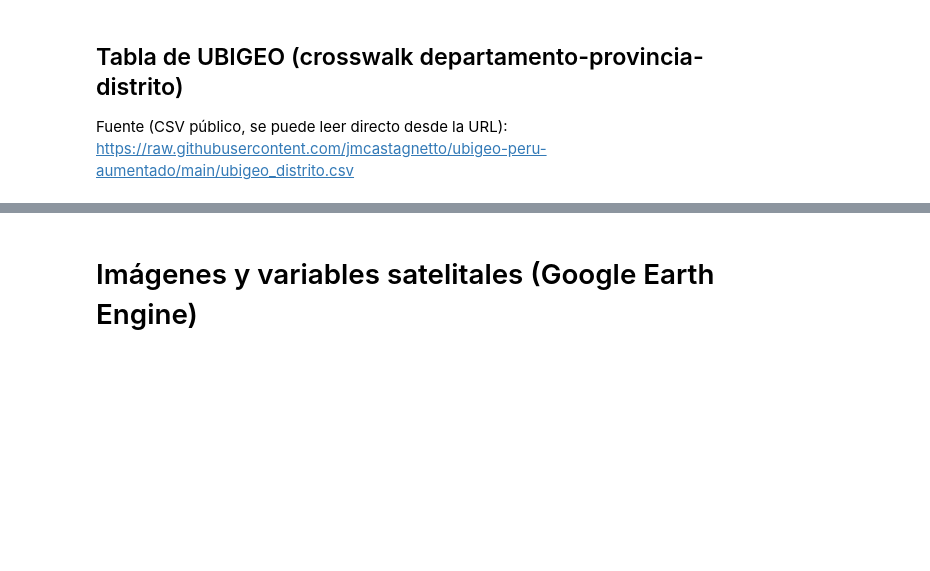
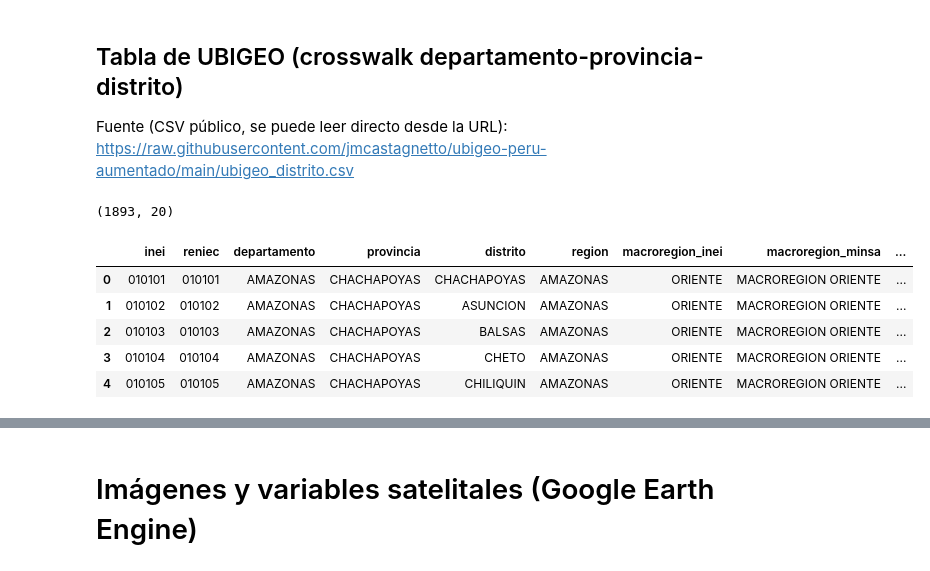
Before and after one commit to isdextre/causal-anemia-model, a Jupyter notebook: notebooks/00_join_ubigeo.ipynb, the cells around one changed output, grey strips where cells are left out. Cells and saved outputs as stored; diff of their text form; code cells hidden in the pictures; blank space fills up the shorter version.

```diff
--- a/notebooks/00_join_ubigeo.ipynb
+++ b/notebooks/00_join_ubigeo.ipynb
@@ -33,6 +41,15 @@ https://raw.githubusercontent.com/jmcastagnetto/ubigeo-peru-aumentado/main/ubige
 # %%
 url_ubigeo = "https://raw.githubusercontent.com/jmcastagnetto/ubigeo-peru-aumentado/main/ubigeo_distrito.csv"
 
-ubigeo = pd.read_csv(url_ubigeo)
+ubigeo = pd.read_csv(url_ubigeo, dtype={"inei": str, "reniec": str})
+
 print(ubigeo.shape)
 ubigeo.head()
+# %% [output]
+(1893, 20)
+|  | inei | reniec | departamento | provincia | distrito | region | macroregion_inei | macroregion_minsa | ... |
+| 0 | 010101 | 010101 | AMAZONAS | CHACHAPOYAS | CHACHAPOYAS | AMAZONAS | ORIENTE | MACROREGION ORIENTE | ... |
+| 1 | 010102 | 010102 | AMAZONAS | CHACHAPOYAS | ASUNCION | AMAZONAS | ORIENTE | MACROREGION ORIENTE | ... |
+| 2 | 010103 | 010103 | AMAZONAS | CHACHAPOYAS | BALSAS | AMAZONAS | ORIENTE | MACROREGION ORIENTE | ... |
+| 3 | 010104 | 010104 | AMAZONAS | CHACHAPOYAS | CHETO | AMAZONAS | ORIENTE | MACROREGION ORIENTE | ... |
+| 4 | 010105 | 010105 | AMAZONAS | CHACHAPOYAS | CHILIQUIN | AMAZONAS | ORIENTE | MACROREGION ORIENTE | ... |
```
Also changed, not shown: parts of 12 cells of this notebook.
